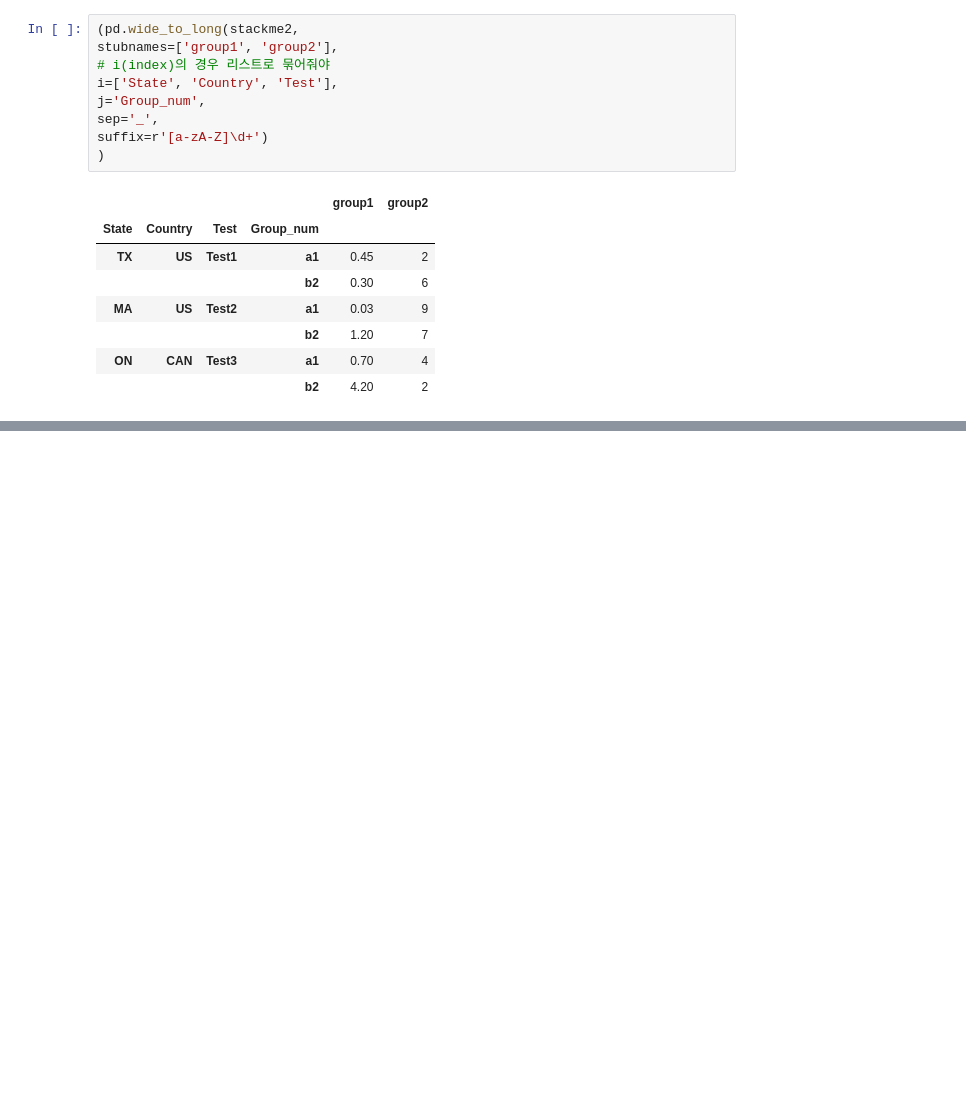
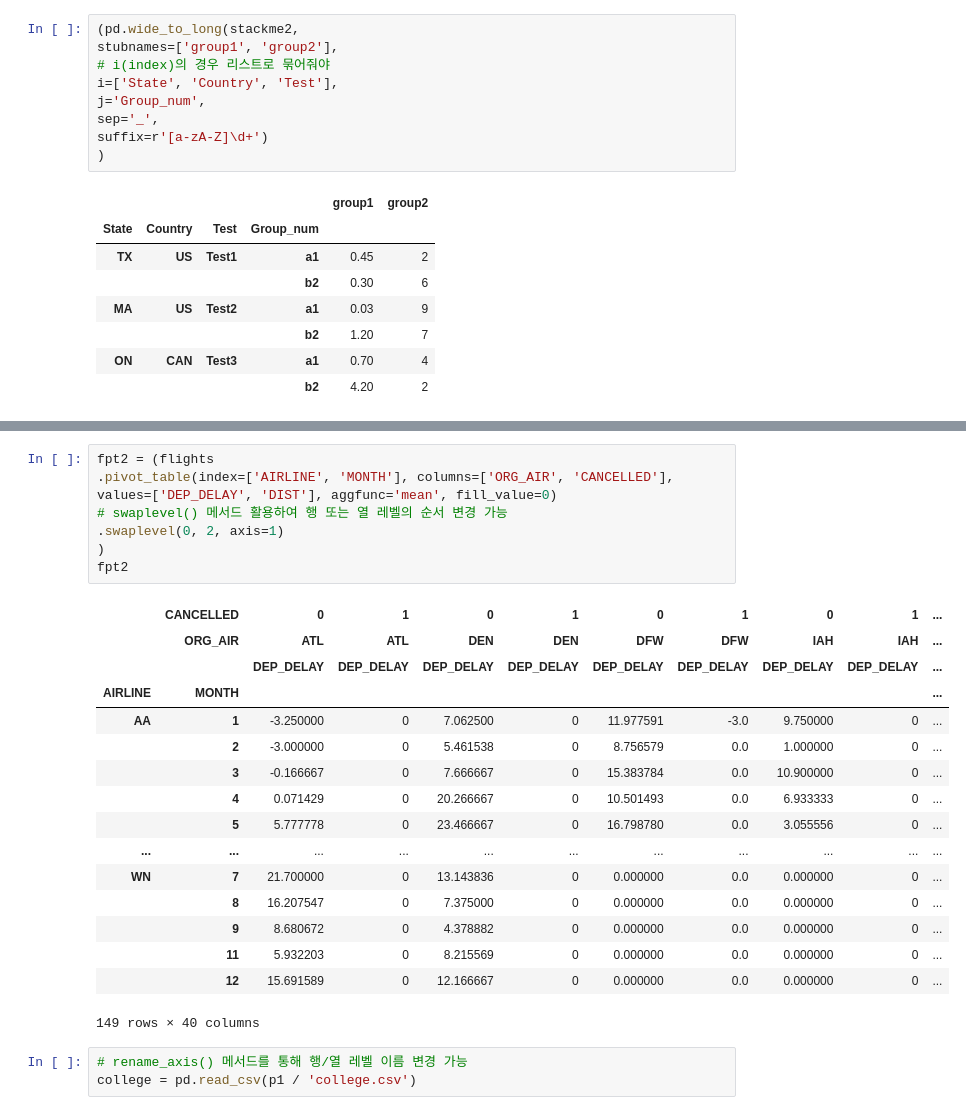
Before and after one commit to minstrel1149/pandas_practice-cookbook1, a Jupyter notebook: Pd_cookbook_1_chapyer10.ipynb, the cells around one changed output, grey strips where cells are left out. Cells and saved outputs as stored; diff of their text form; blank space fills up the shorter version.

```diff
--- a/Pd_cookbook_1_chapyer10.ipynb
+++ b/Pd_cookbook_1_chapyer10.ipynb
@@ -236,0 +274,27 @@ Name: BASE_SALARY, dtype: int32
+# %%
+fpt2 = (flights
+.pivot_table(index=['AIRLINE', 'MONTH'], columns=['ORG_AIR', 'CANCELLED'], values=['DEP_DELAY', 'DIST'], aggfunc='mean', fill_value=0)
+# swaplevel() 메서드 활용하여 행 또는 열 레벨의 순서 변경 가능
+.swaplevel(0, 2, axis=1)
+)
+fpt2
+# %% [output]
+|  | CANCELLED | 0 | 1 | 0 | 1 | 0 | 1 | 0 | 1 | ... |
+|  | ORG_AIR | ATL | ATL | DEN | DEN | DFW | DFW | IAH | IAH | ... |
+|  |  | DEP_DELAY | DEP_DELAY | DEP_DELAY | DEP_DELAY | DEP_DELAY | DEP_DELAY | DEP_DELAY | DEP_DELAY | ... |
+| AIRLINE | MONTH |  |  |  |  |  |  |  |  | ... |
+| AA | 1 | -3.250000 | 0 | 7.062500 | 0 | 11.977591 | -3.0 | 9.750000 | 0 | ... |
+|  | 2 | -3.000000 | 0 | 5.461538 | 0 | 8.756579 | 0.0 | 1.000000 | 0 | ... |
+|  | 3 | -0.166667 | 0 | 7.666667 | 0 | 15.383784 | 0.0 | 10.900000 | 0 | ... |
+|  | 4 | 0.071429 | 0 | 20.266667 | 0 | 10.501493 | 0.0 | 6.933333 | 0 | ... |
+|  | 5 | 5.777778 | 0 | 23.466667 | 0 | 16.798780 | 0.0 | 3.055556 | 0 | ... |
+| ... | ... | ... | ... | ... | ... | ... | ... | ... | ... | ... |
+| WN | 7 | 21.700000 | 0 | 13.143836 | 0 | 0.000000 | 0.0 | 0.000000 | 0 | ... |
+|  | 8 | 16.207547 | 0 | 7.375000 | 0 | 0.000000 | 0.0 | 0.000000 | 0 | ... |
+|  | 9 | 8.680672 | 0 | 4.378882 | 0 | 0.000000 | 0.0 | 0.000000 | 0 | ... |
+|  | 11 | 5.932203 | 0 | 8.215569 | 0 | 0.000000 | 0.0 | 0.000000 | 0 | ... |
+|  | 12 | 15.691589 | 0 | 12.166667 | 0 | 0.000000 | 0.0 | 0.000000 | 0 | ... |
+149 rows × 40 columns
+# %%
+# rename_axis() 메서드를 통해 행/열 레벨 이름 변경 가능
+college = pd.read_csv(p1 / 'college.csv')
```
Also changed, not shown: parts of 6 cells of this notebook, 1 other file.
